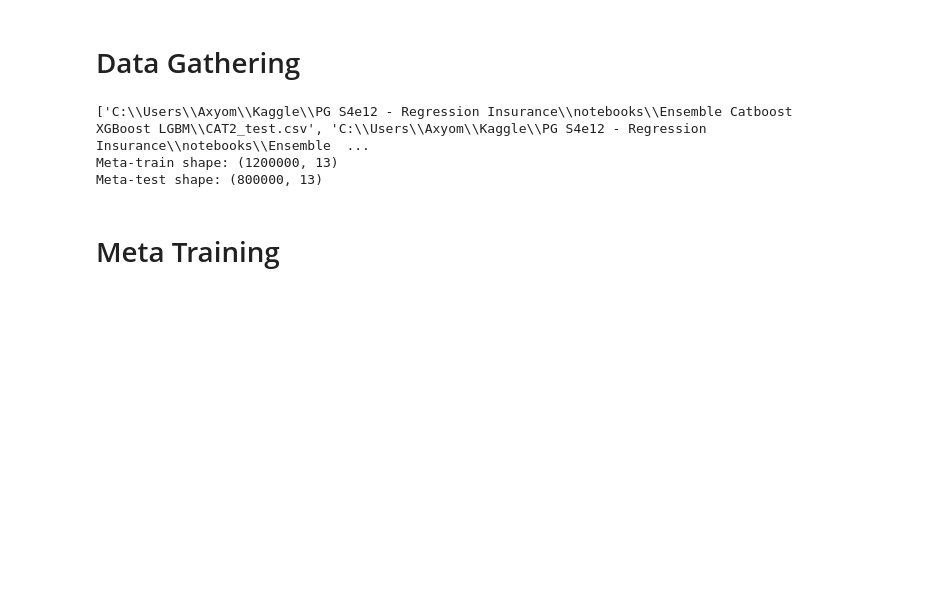
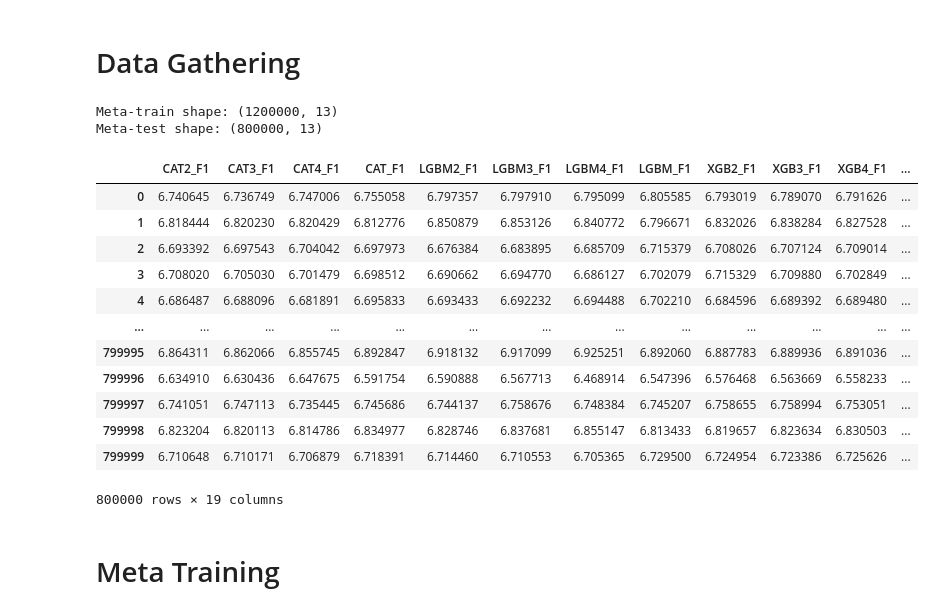
Before and after one commit to Axyom/PG-S4e12-Regression-Insurance, a Jupyter notebook: notebooks/Final Stacking v1/stacking-v3.ipynb, the cells around one changed output. Drawn from its saved outputs; the diff is of its cells as text; code cells hidden in the pictures; blank space fills up the shorter version.

```diff
--- a/notebooks/Final Stacking v1/stacking-v3.ipynb
+++ b/notebooks/Final Stacking v1/stacking-v3.ipynb
@@ -67,29 +67,67 @@ def get_meta_data(meta_data_dir, oof_joker="*_oof.csv", test_joker="*_test.csv")
 # Example usage
 #X_meta_train, X_meta_test = get_meta_data("notebooks/Ensemble Catboost XGBoost LGBM")
 
+# mikail
+X_meta_train_mikail, X_meta_test_mikail = get_meta_data(notebooks_dir/"Ensemble Catboost XGBoost LGBM")
 
-X_meta_train_mikail, X_meta_test_mikail = get_meta_data(notebooks_dir/"Ensemble Catboost XGBoost LGBM")
+def file_exists(filepath):
+    file_path = Path(filepath)
+    if not file_path.is_file():
+        raise FileNotFoundError(f"The file '{filepath}' does not exist.")
 
 def get_oof_test(filename, column_name):
     df = pd.read_csv(filename)
+
+    if df.shape[1] > 1:
+        # If multiple columns, get last one
+        df = pd.DataFrame(df.iloc[:, 1], columns=[column_name])
+
+    # If single column, assign the provided column name
     df.columns = [column_name]
     return df
 
-lgbm2_train = get_oof_test(notebooks_dir/"LGBM_v2\\1.0313+-0.0008\\oof_preds.csv", "LGBM_v2_Axyom")
-lgbm2_test = get_oof_test(notebooks_dir/"LGBM_v2\\1.0313+-0.0008\\test_preds.csv", "LGBM_v2_Axyom")
+# Axyom
+lgbm2_train = get_oof_test(notebooks_dir/"LGBM_v2\\1.0313+-0.0008\\oof_preds.csv", "LGBM_v2_axyom")
+lgbm2_test = get_oof_test(notebooks_dir/"LGBM_v2\\1.0313+-0.0008\\test_preds.csv", "LGBM_v2_axyom")
 
-autogluon_v2_train = get_oof_test(notebooks_dir/"Autogluon_v2\\AutogluonModels\\ag-20241225_165244\\oof_preds.csv")
-autogluon_v2_test = get_oof_test(notebooks_dir/"Autogluon_v2\\AutogluonModels\\ag-20241225_165244\\test_preds.csv")
+autogluon_v2_train = get_oof_test(notebooks_dir/"Autogluon_v2\\AutogluonModels\\ag-20241225_165244\\oof_preds.csv", "autogluon_v2_axyom")
+autogluon_v2_test = get_oof_test(notebooks_dir/"Autogluon_v2\\AutogluonModels\\ag-20241225_165244\\test_preds.csv", "autogluon_v2_axyom")
 
-catboost_v2_train = get_oof_test(notebooks_dir/"Catboost_nonlog_feature\\1.0309+-0.0008\\oof_preds.csv")
-catboost_v2_test = get_oof_test(notebooks_dir/"Catboost_nonlog_feature\\1.0309+-0.0008\\test_preds.csv")
+catboost_v2_train = get_oof_test(notebooks_dir/"Catboost_nonlog_feature\\1.0309+-0.0008\\oof_preds.csv", "catboost_v2_axyom")
+catboost_v2_test = get_oof_test(notebooks_dir/"Catboost_nonlog_feature\\1.0309+-0.0008\\test_preds.csv", "catboost_v2_axyom")
 
-X_meta_train = pd.concat(X_meta_train_mikail, lgbm2_train, autogluon_v2_train, catboost_v2_train)
-X_meta_test = pd.concat(X_meta_test_mikail, lgbm2_test, autogluon_v2_test, catboost_v2_test)
+# arno
+catboost_kaggle_train = get_oof_test(notebooks_dir/"Kaggle computed ensemble\\cleaned_catboost_oof_preds.csv", "catboost_kaggle")
+catboost_kaggle_test = get_oof_test(notebooks_dir/"Kaggle computed ensemble\\cleaned_catboost_test_preds.csv", "catboost_kaggle")
+
+lgbm_kaggle_train = get_oof_test(notebooks_dir/"Kaggle computed ensemble\\cleaned_lgbm_oof_preds.csv", "lgbm_kaggle")
+lgbm_kaggle_test = get_oof_test(notebooks_dir/"Kaggle computed ensemble\\cleaned_lgbm_test_preds.csv", "lgbm_kaggle")
+
+xgb_kaggle_train = get_oof_test(notebooks_dir/"Kaggle computed ensemble\\cleaned_xgb_oof_preds.csv", "xgb_kaggle")
+xgb_kaggle_test = get_oof_test(notebooks_dir/"Kaggle computed ensemble\\cleaned_xgb_test_preds.csv", "xgb_kaggle")
+
+# CONCATENATION
+X_meta_train = pd.concat([X_meta_train_mikail, lgbm2_train, autogluon_v2_train, catboost_v2_train, catboost_kaggle_train, lgbm_kaggle_train, xgb_kaggle_train], axis=1)
+X_meta_test =  pd.concat([X_meta_test_mikail, lgbm2_test, autogluon_v2_test, catboost_v2_test, catboost_kaggle_test, lgbm_kaggle_test, xgb_kaggle_test], axis=1)
 # %% [output]
-['C:\\Users\\Axyom\\Kaggle\\PG S4e12 - Regression Insurance\\notebooks\\Ensemble Catboost XGBoost LGBM\\CAT2_test.csv', 'C:\\Users\\Axyom\\Kaggle\\PG S4e12 - Regression Insurance\\notebooks\\Ensemble  ...
 Meta-train shape: (1200000, 13)
 Meta-test shape: (800000, 13)
+# %%
+X_meta_test
+# %% [output]
+|  | CAT2_F1 | CAT3_F1 | CAT4_F1 | CAT_F1 | LGBM2_F1 | LGBM3_F1 | LGBM4_F1 | LGBM_F1 | XGB2_F1 | XGB3_F1 | XGB4_F1 | ... |
+| 0 | 6.740645 | 6.736749 | 6.747006 | 6.755058 | 6.797357 | 6.797910 | 6.795099 | 6.805585 | 6.793019 | 6.789070 | 6.791626 | ... |
+| 1 | 6.818444 | 6.820230 | 6.820429 | 6.812776 | 6.850879 | 6.853126 | 6.840772 | 6.796671 | 6.832026 | 6.838284 | 6.827528 | ... |
+| 2 | 6.693392 | 6.697543 | 6.704042 | 6.697973 | 6.676384 | 6.683895 | 6.685709 | 6.715379 | 6.708026 | 6.707124 | 6.709014 | ... |
+| 3 | 6.708020 | 6.705030 | 6.701479 | 6.698512 | 6.690662 | 6.694770 | 6.686127 | 6.702079 | 6.715329 | 6.709880 | 6.702849 | ... |
+| 4 | 6.686487 | 6.688096 | 6.681891 | 6.695833 | 6.693433 | 6.692232 | 6.694488 | 6.702210 | 6.684596 | 6.689392 | 6.689480 | ... |
+| ... | ... | ... | ... | ... | ... | ... | ... | ... | ... | ... | ... | ... |
+| 799995 | 6.864311 | 6.862066 | 6.855745 | 6.892847 | 6.918132 | 6.917099 | 6.925251 | 6.892060 | 6.887783 | 6.889936 | 6.891036 | ... |
+| 799996 | 6.634910 | 6.630436 | 6.647675 | 6.591754 | 6.590888 | 6.567713 | 6.468914 | 6.547396 | 6.576468 | 6.563669 | 6.558233 | ... |
+| 799997 | 6.741051 | 6.747113 | 6.735445 | 6.745686 | 6.744137 | 6.758676 | 6.748384 | 6.745207 | 6.758655 | 6.758994 | 6.753051 | ... |
+| 799998 | 6.823204 | 6.820113 | 6.814786 | 6.834977 | 6.828746 | 6.837681 | 6.855147 | 6.813433 | 6.819657 | 6.823634 | 6.830503 | ... |
+| 799999 | 6.710648 | 6.710171 | 6.706879 | 6.718391 | 6.714460 | 6.710553 | 6.705365 | 6.729500 | 6.724954 | 6.723386 | 6.725626 | ... |
+800000 rows × 19 columns
 # %% [markdown]
 # Meta Training
 # %%
```
Also changed, not shown: parts of 3 cells of this notebook, 6 other files.
